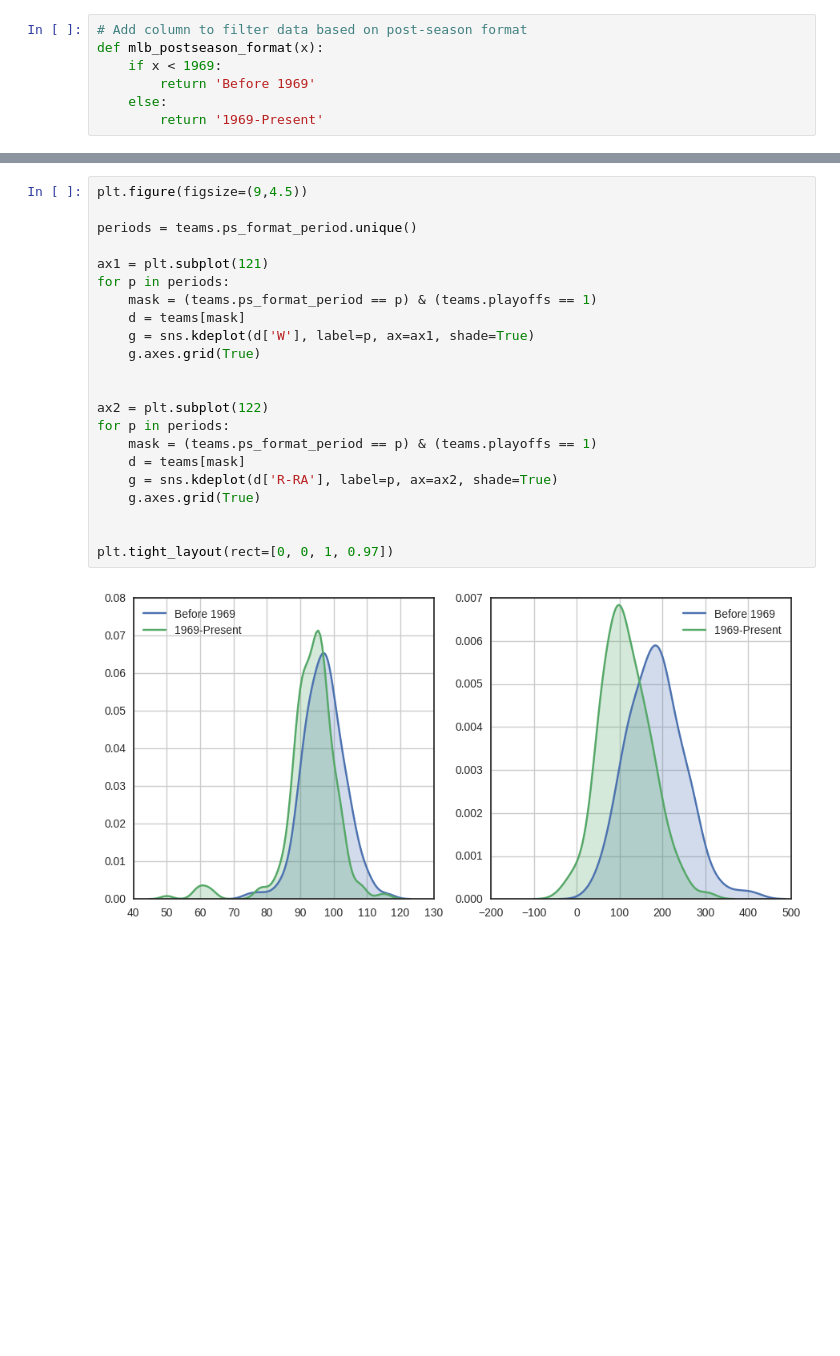
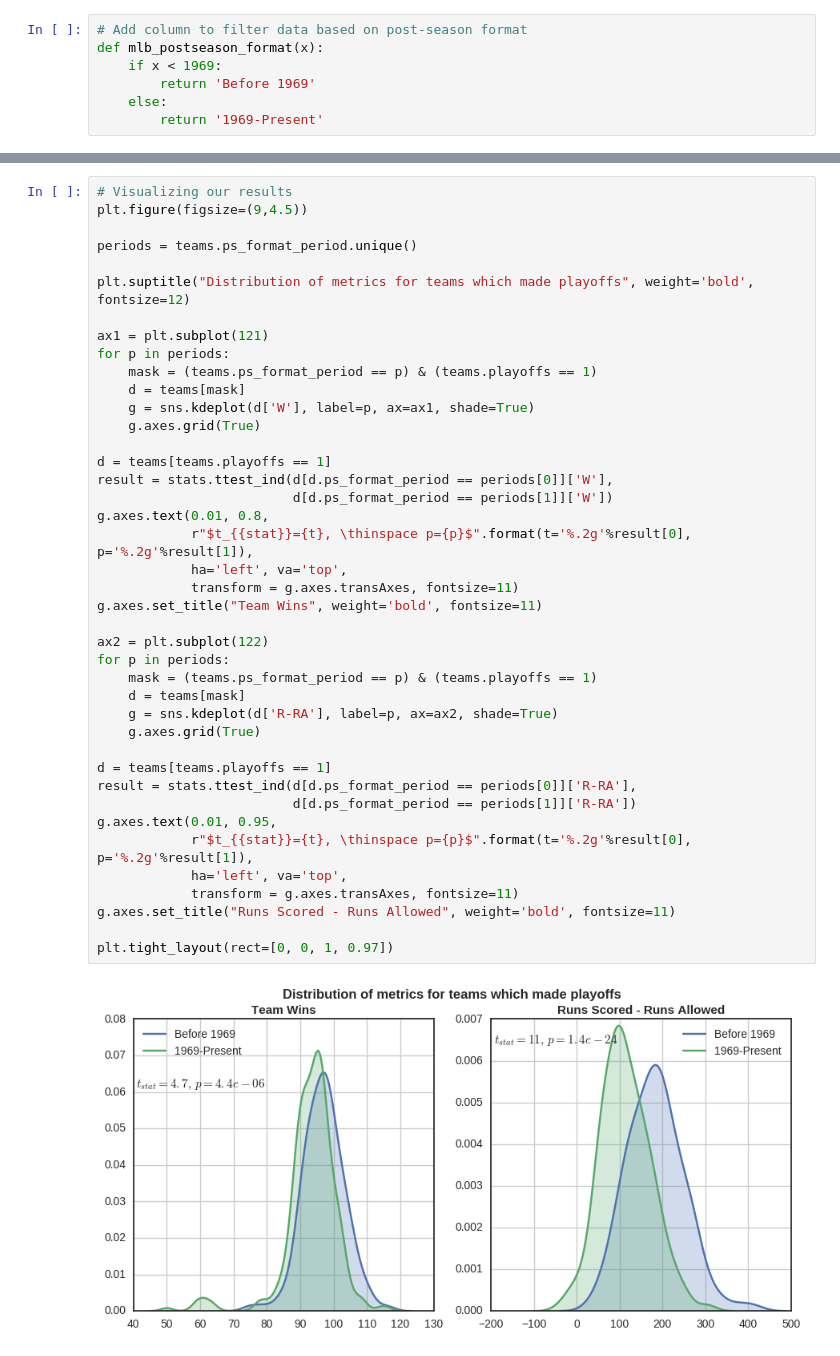
Before and after one commit to bonamprabhu/baseball-statistics, a Jupyter notebook: baseball-statistics.ipynb, the cells around one changed output, grey strips where cells are left out. Saved outputs shown, nothing was run; the diff lists cells and outputs as text; blank space fills up the shorter version.

```diff
--- a/baseball-statistics.ipynb
+++ b/baseball-statistics.ipynb
@@ -489,26 +501,45 @@ def mlb_postseason_format(x):
 teams['ps_format_period'] = teams.yearID.apply(mlb_postseason_format)
 # %%
+# Visualizing our results
 plt.figure(figsize=(9,4.5))
 
 periods = teams.ps_format_period.unique()
+
+plt.suptitle("Distribution of metrics for teams which made playoffs", weight='bold', fontsize=12)
 
 ax1 = plt.subplot(121)
 for p in periods:
     mask = (teams.ps_format_period == p) & (teams.playoffs == 1)
     d = teams[mask]
     g = sns.kdeplot(d['W'], label=p, ax=ax1, shade=True)
     g.axes.grid(True)
 
+d = teams[teams.playoffs == 1]
+result = stats.ttest_ind(d[d.ps_format_period == periods[0]]['W'],
+                         d[d.ps_format_period == periods[1]]['W'])
+g.axes.text(0.01, 0.8,
+            r"$t_{{stat}}={t}, \thinspace p={p}$".format(t='%.2g'%result[0], p='%.2g'%result[1]),
+            ha='left', va='top',
+            transform = g.axes.transAxes, fontsize=11)
+g.axes.set_title("Team Wins", weight='bold', fontsize=11)
 
 ax2 = plt.subplot(122)
 for p in periods:
     mask = (teams.ps_format_period == p) & (teams.playoffs == 1)
     d = teams[mask]
     g = sns.kdeplot(d['R-RA'], label=p, ax=ax2, shade=True)
     g.axes.grid(True)
 
+d = teams[teams.playoffs == 1]
+result = stats.ttest_ind(d[d.ps_format_period == periods[0]]['R-RA'],
+                         d[d.ps_format_period == periods[1]]['R-RA'])
+g.axes.text(0.01, 0.95,
+            r"$t_{{stat}}={t}, \thinspace p={p}$".format(t='%.2g'%result[0], p='%.2g'%result[1]),
+            ha='left', va='top',
+            transform = g.axes.transAxes, fontsize=11)
+g.axes.set_title("Runs Scored - Runs Allowed", weight='bold', fontsize=11)
 
 plt.tight_layout(rect=[0, 0, 1, 0.97])
 # %% [output]
-[figure, old version]
+[figure, new version]
 # %%
```
Also changed, not shown: parts of 9 cells of this notebook, 1 other file.
